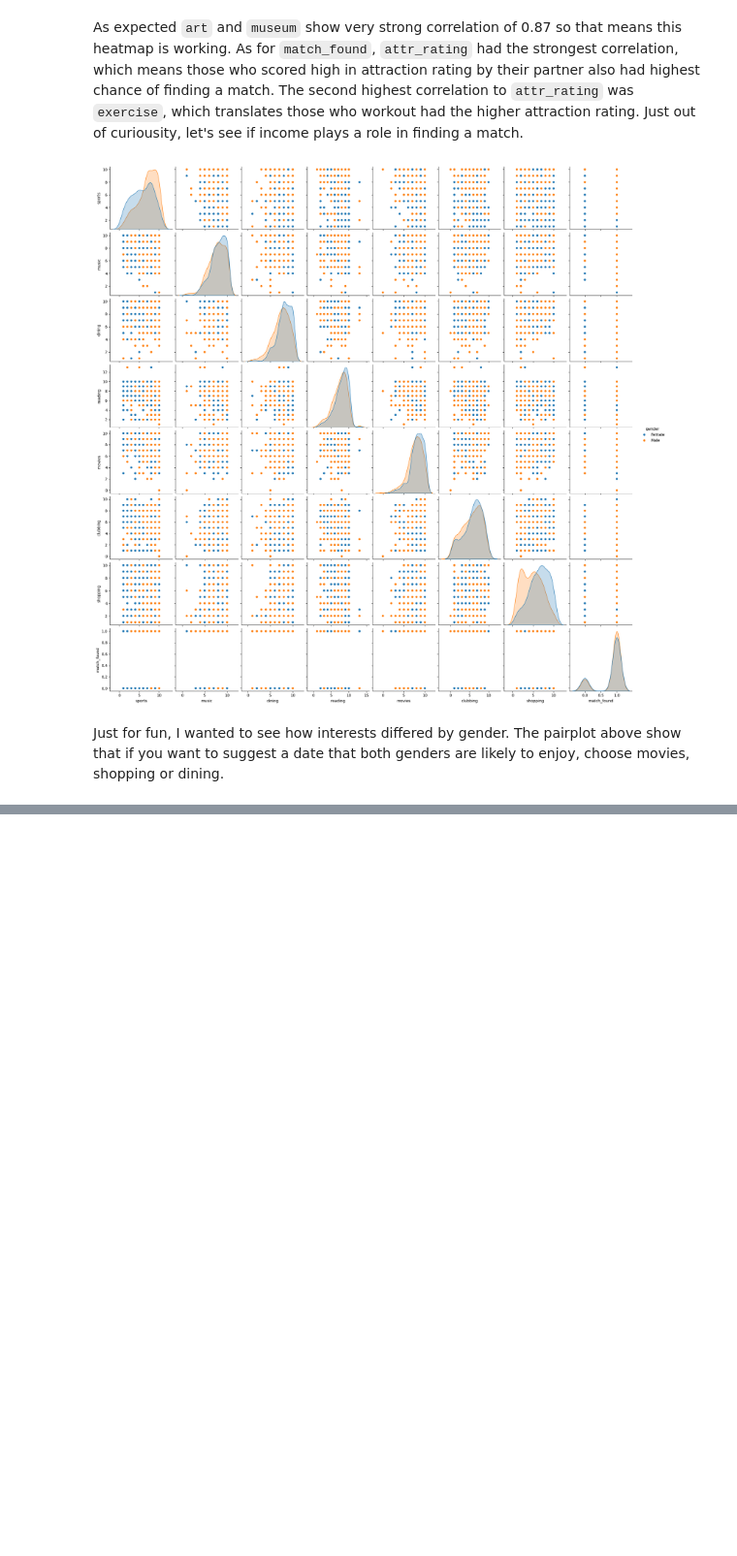
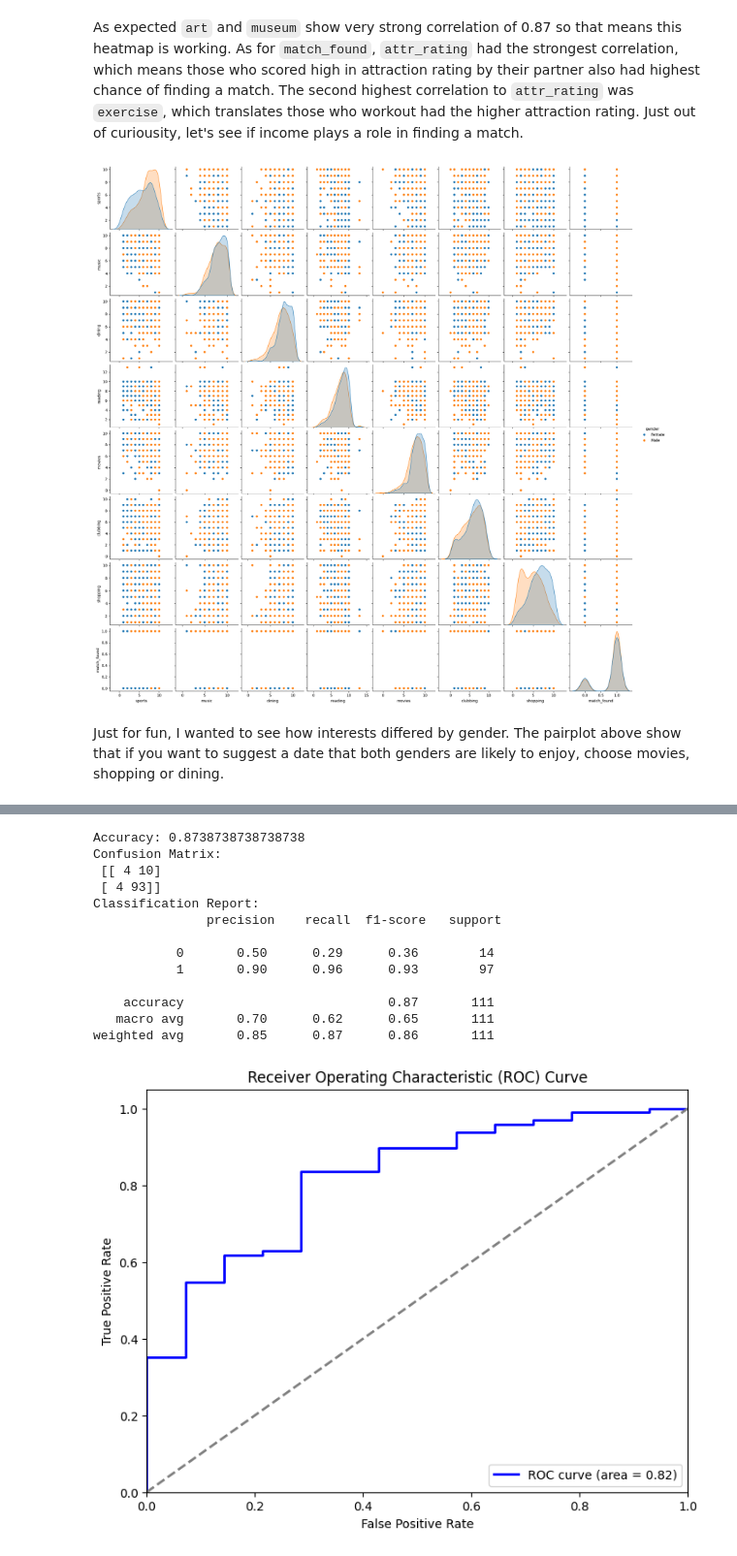
Before and after one commit to JudoboyAlex/predict_a_potential_match_in_dating, a Jupyter notebook: final_project.ipynb, the cells around one changed output, grey strips where cells are left out. Shown at 97% size. Saved outputs shown, nothing was run; the diff lists cells and outputs as text; code cells hidden in the pictures; blank space fills up the shorter version.

Commit message:
added linear and logistic regression

```diff
--- a/final_project.ipynb
+++ b/final_project.ipynb
@@ -346,0 +311,14 @@ X.head()
+# %%
+# Remove commas and convert the income column to float
+speed_dating_events_analysis_data['income'] = speed_dating_events_analysis_data['income'].replace({',': ''}, regex=True).astype(float)
+
+# OLS model with coefficients
+X_ols = speed_dating_events_analysis_data[['income', 'imprace', 'imprelig', 'match_es', 'attr_rating']]
+y_ols = speed_dating_events_analysis_data.match_found
+
+# Fill NaN values with the mean of each column
+X_ols = X_ols.fillna(X_ols.mean())
+
+traits = sm.OLS(y_ols, X_ols)
+results_traits = traits.fit()
+results_traits.summary()
@@ -346,0 +356,61 @@ X.head()
+# %%
+# Remove commas and convert the income column to float
+speed_dating_events_analysis_data['income'] = speed_dating_events_analysis_data['income'].replace({',': ''}, regex=True).astype(float)
+
+# Select features and target
+X = speed_dating_events_analysis_data[['income', 'imprace', 'imprelig', 'match_es', 'attr_rating']]
+y = speed_dating_events_analysis_data.match_found
+
+# Impute missing values in X
+imputer = SimpleImputer(strategy='mean')  # You can also use 'median', 'most_frequent', etc.
+X = imputer.fit_transform(X)
+
+# Split the data into training and testing sets
+X_train, X_test, y_train, y_test = train_test_split(X, y, test_size=0.2, random_state=42)
+
+# Logistic Regression model
+model = LogisticRegression(max_iter=1000)  # Increase the number of iterations
+model.fit(X_train, y_train)
+
+# Make predictions
+predictions = model.predict(X_test)
+
+accuracy = accuracy_score(y_test, predictions)
+conf_matrix = confusion_matrix(y_test, predictions)
+class_report = classification_report(y_test, predictions)
+
+print("Accuracy:", accuracy)
+print("Confusion Matrix:\n", conf_matrix)
+print("Classification Report:\n", class_report)
+
+# Calculate the ROC curve and AUC
+y_probs = model.predict_proba(X_test)[:, 1]  # Get the predicted probabilities
+fpr, tpr, thresholds = roc_curve(y_test, y_probs)
+roc_auc = auc(fpr, tpr)
+
+# Plot the AUC-ROC curve
+plt.figure(figsize=(8, 6))
+plt.plot(fpr, tpr, color='blue', lw=2, label=f'ROC curve (area = {roc_auc:.2f})')
+plt.plot([0, 1], [0, 1], color='gray', lw=2, linestyle='--')  # Diagonal line for random guessing
+plt.xlim([0.0, 1.0])
+plt.ylim([0.0, 1.05])
+plt.xlabel('False Positive Rate')
+plt.ylabel('True Positive Rate')
+plt.title('Receiver Operating Characteristic (ROC) Curve')
+plt.legend(loc="lower right")
+plt.show()
+# %% [output]
+Accuracy: 0.8738738738738738
+Confusion Matrix:
+ [[ 4 10]
+ [ 4 93]]
+Classification Report:
+               precision    recall  f1-score   support
+
+           0       0.50      0.29      0.36        14
+           1       0.90      0.96      0.93        97
+
+    accuracy                           0.87       111
+   macro avg       0.70      0.62      0.65       111
+weighted avg       0.85      0.87      0.86       111
+[figure, added]
```
Also changed, not shown: parts of 6 cells of this notebook.
